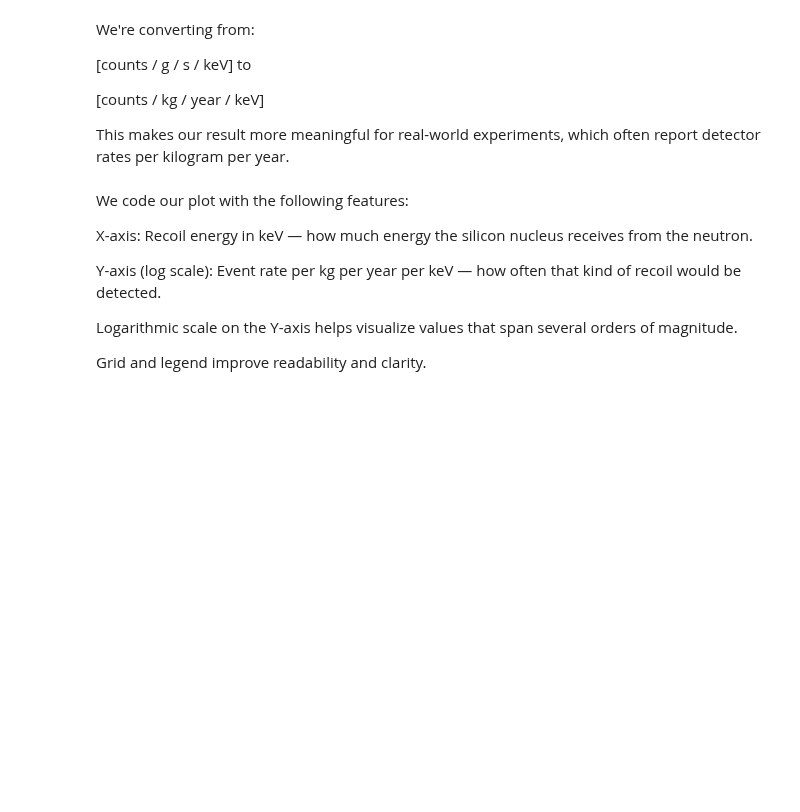
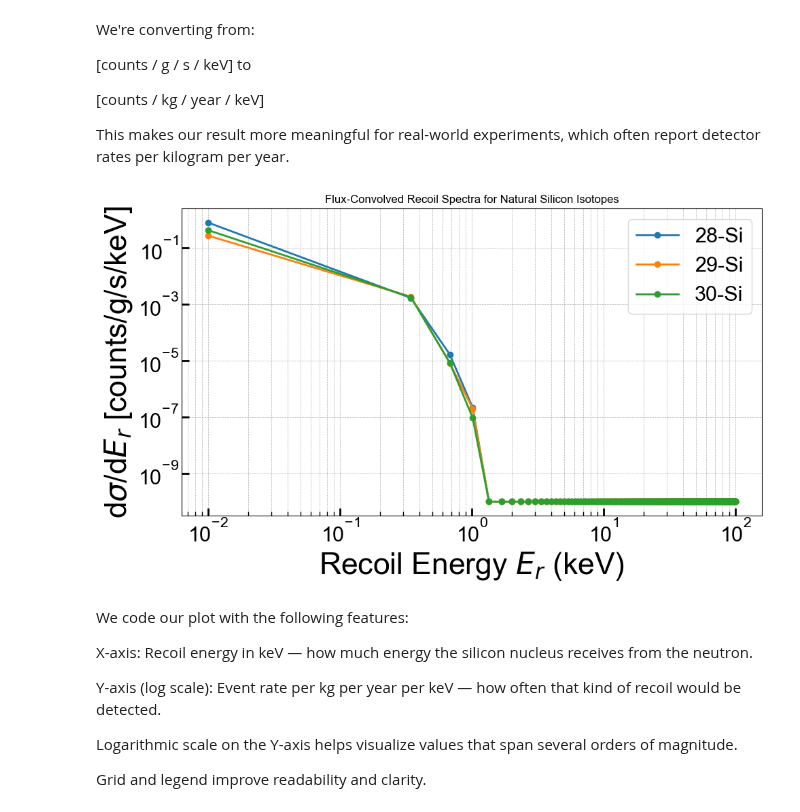
Before and after one commit to villano-lab/n-elec-scattering, a Jupyter notebook: 1-Neutron-Nucleus-Scattering/C-Flux-Convolution.ipynb, the cells around one changed output. Cells and saved outputs as stored; diff of their text form; code cells hidden in the pictures; blank space fills up the shorter version.

```diff
--- a/1-Neutron-Nucleus-Scattering/C-Flux-Convolution.ipynb
+++ b/1-Neutron-Nucleus-Scattering/C-Flux-Convolution.ipynb
@@ -145,20 +165,28 @@ We're converting from:
 
 This makes our result more meaningful for real-world experiments, which often report detector rates per kilogram per year.
 # %%
-# Plot each isotope's flux-convolved recoil spectrum
+# Plot DRU spectra for each Silicon isotope with fixes for log-scale visualization
 plt.figure(figsize=(10, 6))
 
-for (Z, A), dru_vec in dru_dists_kg_yr.items():
-    plt.plot(erange, dru_vec, label=f"{A}-Si")
+for (Z, A), dru_vec in dru_dict.items():
+    # Avoid log(0) issues by clipping to a small positive floor
+    dru_adjusted = np.clip(dru_vec, 1e-10, None)
+    plt.plot(erange, dru_adjusted, label=f"{A}-Si", marker='o')
 
-plt.yscale('log')
-plt.xlabel(r'Recoil Energy $E_r$ [keV]')
-plt.ylabel(r'Rate [counts kg$^{-1}$ year$^{-1}$ keV$^{-1}$]')
-plt.title('Flux-Convolved Recoil Spectrum for Silicon Isotopes')
-plt.grid(True, which='both', linestyle='--', linewidth=0.5)
+# Log-log scaling for better visibility
+plt.xscale("log")
+plt.yscale("log")
+
+# Labels and styling
+plt.xlabel("Recoil Energy $E_r$ (keV)")
+plt.ylabel(r'd$\sigma$/d$E_r$ [counts/g/s/keV]')
+plt.title("Flux-Convolved Recoil Spectra for Natural Silicon Isotopes")
 plt.legend()
+plt.grid(True, which="both", ls="--", lw=0.5)
 plt.tight_layout()
 plt.show()
+# %% [output]
+[figure, added]
 # %% [markdown]
 We code our plot with the following features:
 
```
Also changed, not shown: parts of 2 cells of this notebook.
